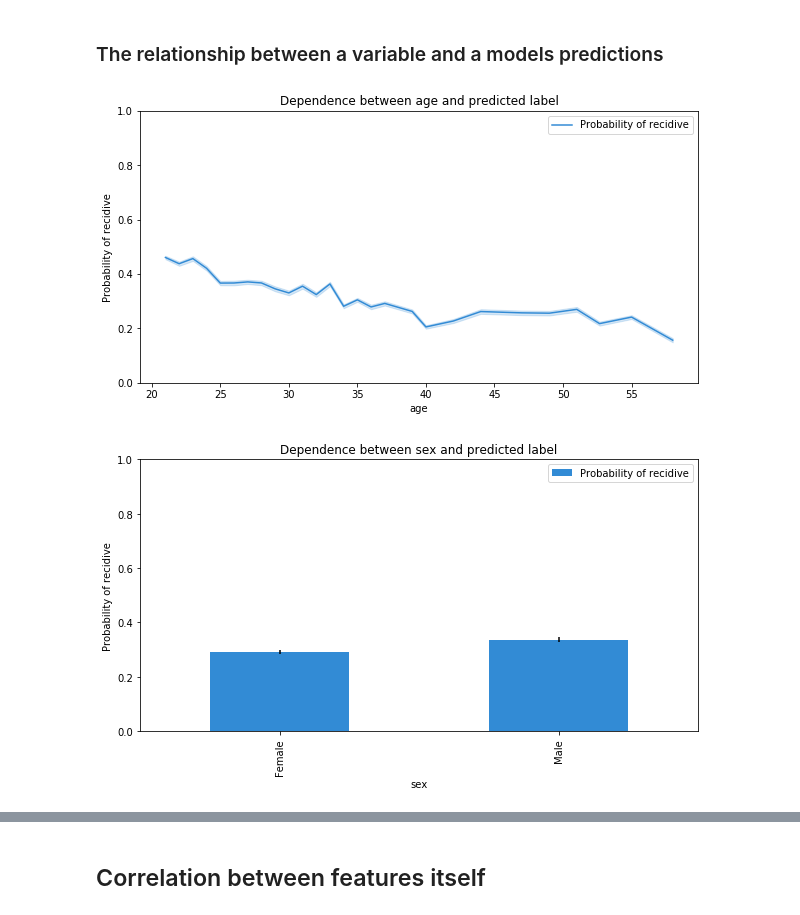
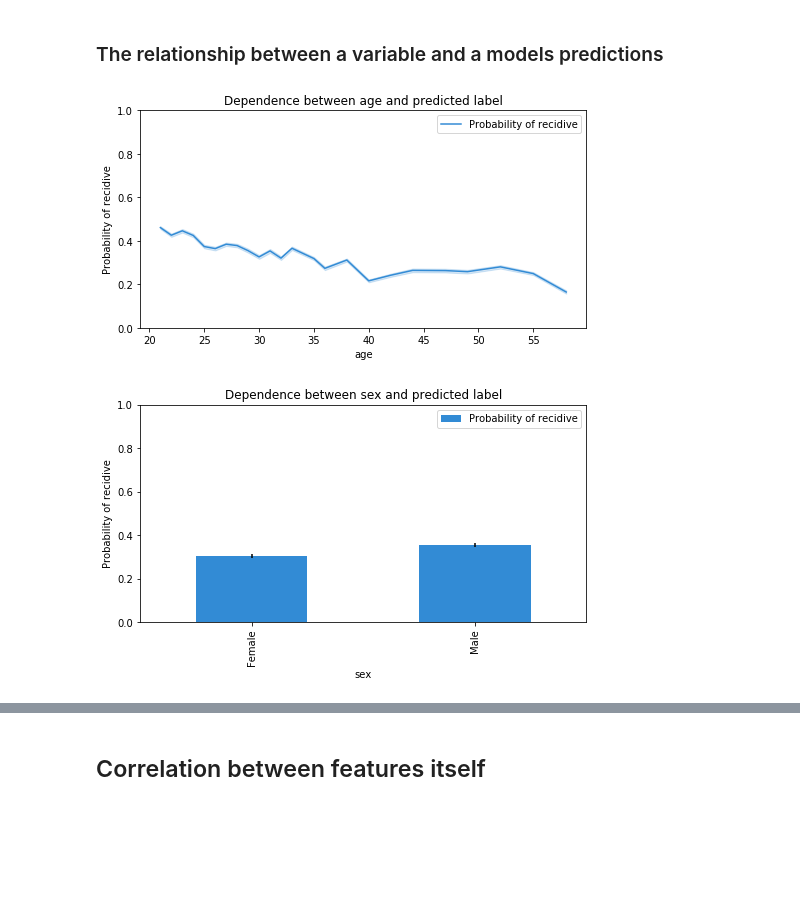
Before and after one commit to SanGreel/noble-model-audit, a Jupyter notebook: feature_importance_analysis.ipynb, the cells around one changed output, grey strips where cells are left out. Cells and saved outputs as stored; diff of their text form; code cells hidden in the pictures; blank space fills up the shorter version.

```diff
--- a/feature_importance_analysis.ipynb
+++ b/feature_importance_analysis.ipynb
@@ -140,19 +148,15 @@ We see that **age** seems to be the second most important feature, even more imp
 # %% [markdown]
 ### The relationship between a variable and a models predictions
 # %%
-def getRelationShipBetweenFeatureAndPredLabel(feature_name, tick_labels_list = None, cust_title = None):
+def plotNegativeClassFeatureRelation(feature_name, tick_labels_list = None, cust_title = None):
     mem_model = InMemoryModel(model.predict_proba, examples = train_x,
                          target_names=['Probability of no recidive', 'Probability of recidive'])
 
-    axes_list = interpreter.partial_dependence.plot_partial_dependence([feature_name], mem_model, grid_resolution=30,
-                                                                   with_variance=True, figsize = (10, 5), progressbar=False)
+    axes_list = interpreter.partial_dependence.plot_partial_dependence([feature_name], mem_model, grid_resolution=25,
+                                                                   with_variance=True, figsize = (8, 4), progressbar=False)
     ax = axes_list[0][1]
 
-    if(cust_title != None):
-        title = 'Dependence between ' + cust_title + ' and predicted label'
-    else:
-        title = 'Dependence between ' + feature_name + ' and predicted label'
-
+    title = 'Dependence between ' + feature_name + ' and predicted label'
 
     if(tick_labels_list != None):
         ax.set_xticklabels(tick_labels_list)
@@ -160,10 +164,10 @@ def getRelationShipBetweenFeatureAndPredLabel(feature_name, tick_labels_list = N
     ax.set_title(title)
     ax.set_ylim(0, 1)
 # %%
-getRelationShipBetweenFeatureAndPredLabel('age')
+plotNegativeClassFeatureRelation('age')
 # %% [output]
-[figure, old version]
+[figure, new version]
 # %%
-getRelationShipBetweenFeatureAndPredLabel('sex', ['Female', 'Male'])
+plotNegativeClassFeatureRelation('sex', ['Female', 'Male'])
 # %% [output]
-[figure, old version]
+[figure, new version]
```
Also changed, not shown: parts of 12 cells of this notebook, 1 other file.
